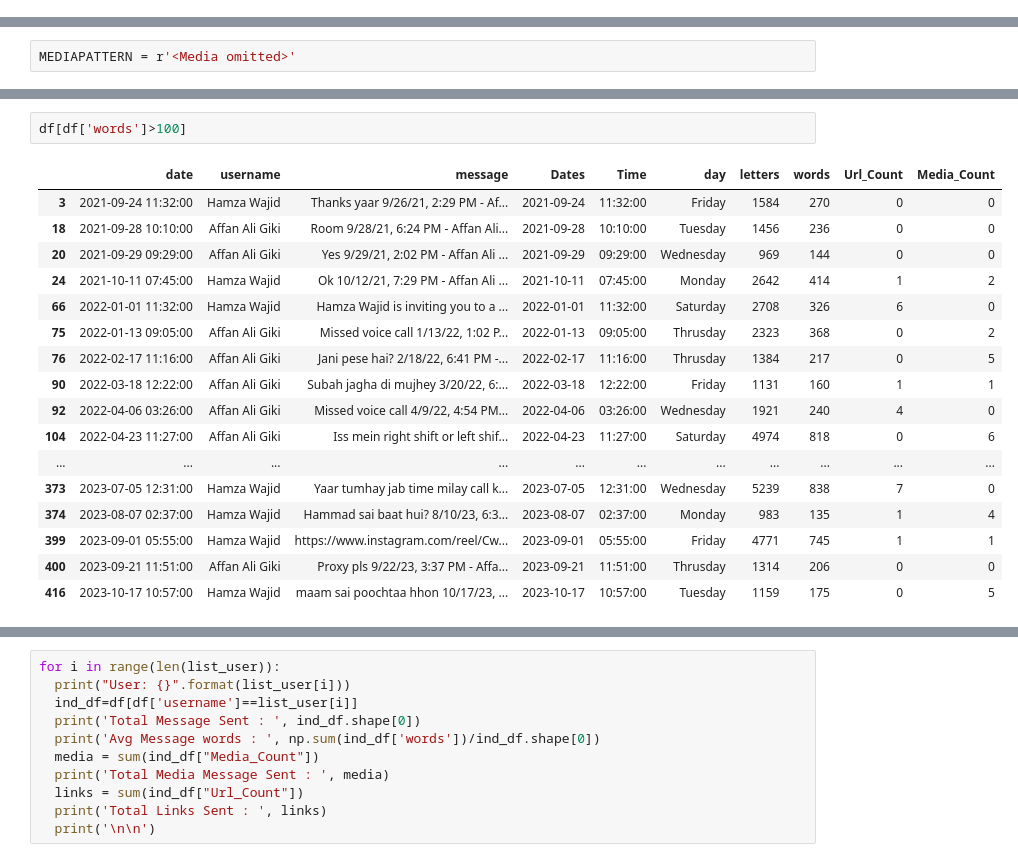
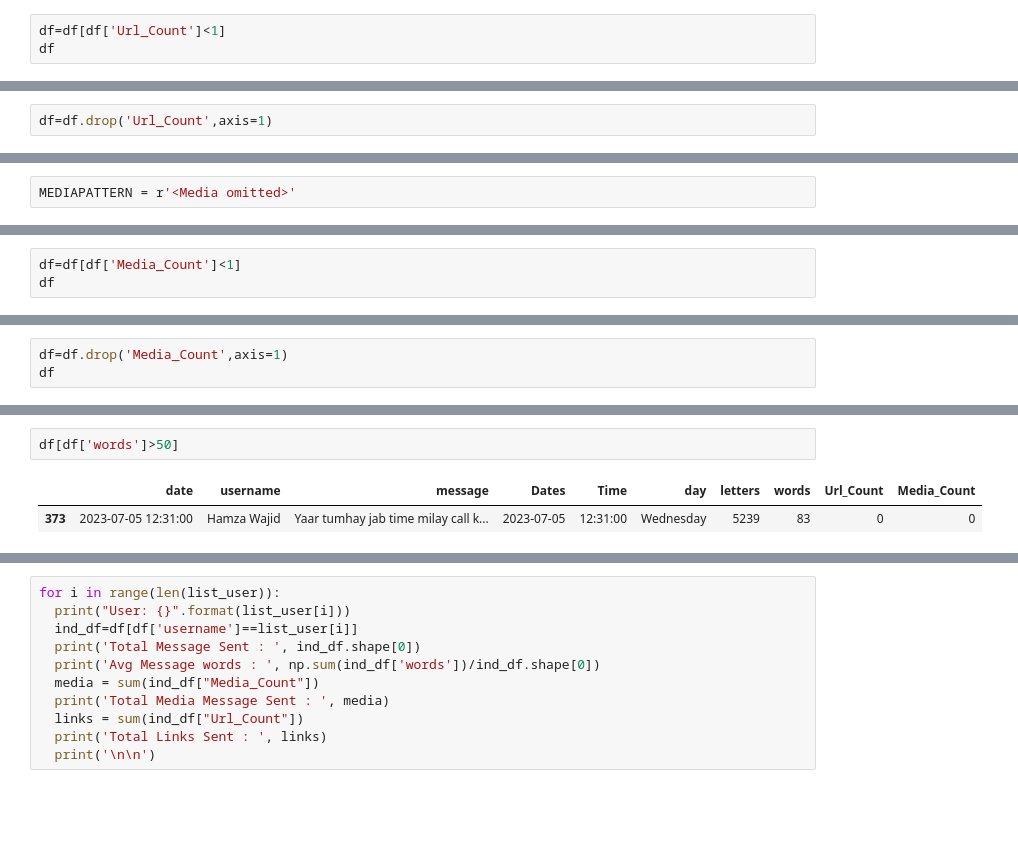
Before and after one commit to HamzaWajid1/Whatsapp_chat_finetuned_chatbot, a Jupyter notebook: Whatsapp_chat_analysis_with_chatbot_implementation.ipynb, the cells around one changed output, grey strips where cells are left out. Drawn from its saved outputs; the diff is of its cells as text; blank space fills up the shorter version.

```diff
--- a/Whatsapp_chat_analysis_with_chatbot_implementation.ipynb
+++ b/Whatsapp_chat_analysis_with_chatbot_implementation.ipynb
@@ -285,3 +258,6 @@ links=np.sum(df.Url_Count)
 links
 # %% [output]
 5
+# %%
+df=df[df['Url_Count']<1]
+df
@@ -287,0 +278,2 @@ links
+# %%
+df=df.drop('Url_Count',axis=1)
@@ -315,0 +304,3 @@ df
+# %%
+df=df[df['Media_Count']<1]
+df
@@ -315,0 +321,3 @@ df
+# %%
+df=df.drop('Media_Count',axis=1)
+df
@@ -316,23 +355,8 @@ df
 # %%
-df[df['words']>100]
+df[df['words']>50]
 # %% [output]
 |  | date | username | message | Dates | Time | day | letters | words | Url_Count | Media_Count |
-| 3 | 2021-09-24 11:32:00 | Hamza Wajid | Thanks yaar 9/26/21, 2:29 PM - Af... | 2021-09-24 | 11:32:00 | Friday | 1584 | 270 | 0 | 0 |
-| 18 | 2021-09-28 10:10:00 | Affan Ali Giki | Room 9/28/21, 6:24 PM - Affan Ali... | 2021-09-28 | 10:10:00 | Tuesday | 1456 | 236 | 0 | 0 |
-| 20 | 2021-09-29 09:29:00 | Affan Ali Giki | Yes 9/29/21, 2:02 PM - Affan Ali ... | 2021-09-29 | 09:29:00 | Wednesday | 969 | 144 | 0 | 0 |
-| 24 | 2021-10-11 07:45:00 | Hamza Wajid | Ok 10/12/21, 7:29 PM - Affan Ali ... | 2021-10-11 | 07:45:00 | Monday | 2642 | 414 | 1 | 2 |
-| 66 | 2022-01-01 11:32:00 | Hamza Wajid | Hamza Wajid is inviting you to a ... | 2022-01-01 | 11:32:00 | Saturday | 2708 | 326 | 6 | 0 |
-| 75 | 2022-01-13 09:05:00 | Affan Ali Giki | Missed voice call 1/13/22, 1:02 P... | 2022-01-13 | 09:05:00 | Thrusday | 2323 | 368 | 0 | 2 |
-| 76 | 2022-02-17 11:16:00 | Affan Ali Giki | Jani pese hai? 2/18/22, 6:41 PM -... | 2022-02-17 | 11:16:00 | Thrusday | 1384 | 217 | 0 | 5 |
-| 90 | 2022-03-18 12:22:00 | Affan Ali Giki | Subah jagha di mujhey 3/20/22, 6:... | 2022-03-18 | 12:22:00 | Friday | 1131 | 160 | 1 | 1 |
-| 92 | 2022-04-06 03:26:00 | Affan Ali Giki | Missed voice call 4/9/22, 4:54 PM... | 2022-04-06 | 03:26:00 | Wednesday | 1921 | 240 | 4 | 0 |
-| 104 | 2022-04-23 11:27:00 | Affan Ali Giki | Iss mein right shift or left shif... | 2022-04-23 | 11:27:00 | Saturday | 4974 | 818 | 0 | 6 |
-| ... | ... | ... | ... | ... | ... | ... | ... | ... | ... | ... |
-| 373 | 2023-07-05 12:31:00 | Hamza Wajid | Yaar tumhay jab time milay call k... | 2023-07-05 | 12:31:00 | Wednesday | 5239 | 838 | 7 | 0 |
-| 374 | 2023-08-07 02:37:00 | Hamza Wajid | Hammad sai baat hui? 8/10/23, 6:3... | 2023-08-07 | 02:37:00 | Monday | 983 | 135 | 1 | 4 |
-| 399 | 2023-09-01 05:55:00 | Hamza Wajid | https://www.instagram.com/reel/Cw... | 2023-09-01 | 05:55:00 | Friday | 4771 | 745 | 1 | 1 |
-| 400 | 2023-09-21 11:51:00 | Affan Ali Giki | Proxy pls 9/22/23, 3:37 PM - Affa... | 2023-09-21 | 11:51:00 | Thrusday | 1314 | 206 | 0 | 0 |
-| 416 | 2023-10-17 10:57:00 | Hamza Wajid | maam sai poochtaa hhon 10/17/23, ... | 2023-10-17 | 10:57:00 | Tuesday | 1159 | 175 | 0 | 5 |
+| 373 | 2023-07-05 12:31:00 | Hamza Wajid | Yaar tumhay jab time milay call k... | 2023-07-05 | 12:31:00 | Wednesday | 5239 | 83 | 0 | 0 |
 # %%
 total_messages = df.shape[0]
 media_messages = df[df['message'] == '<Media omitted>'].shape[0]
```
Also changed, not shown: parts of 32 cells of this notebook.
